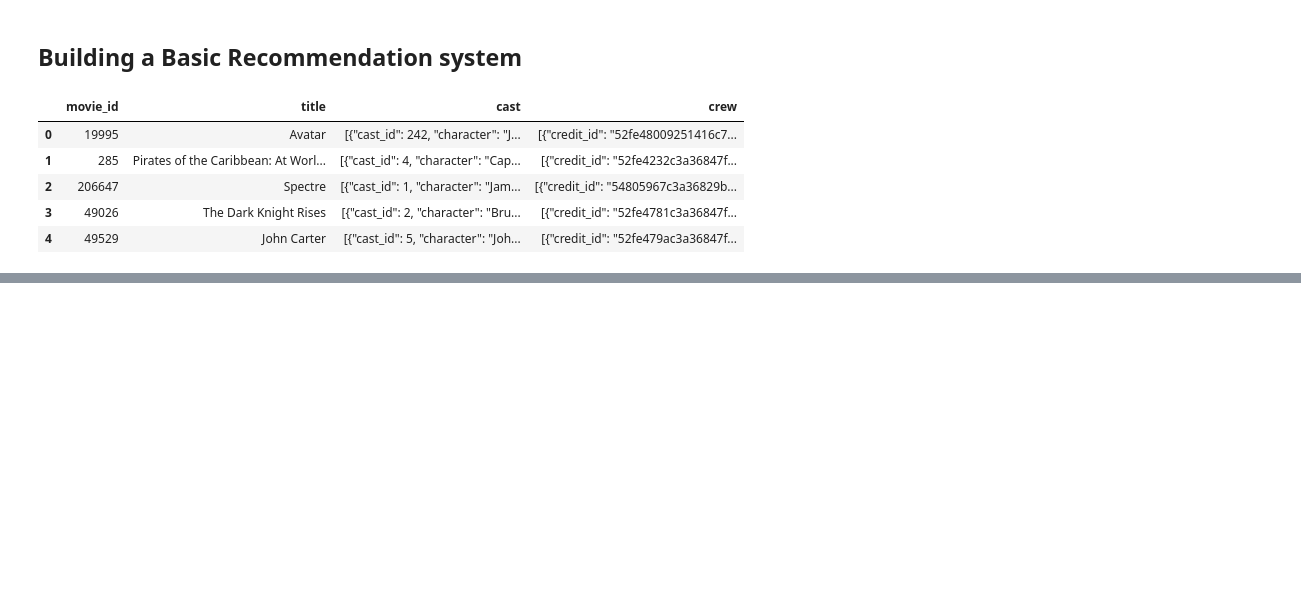
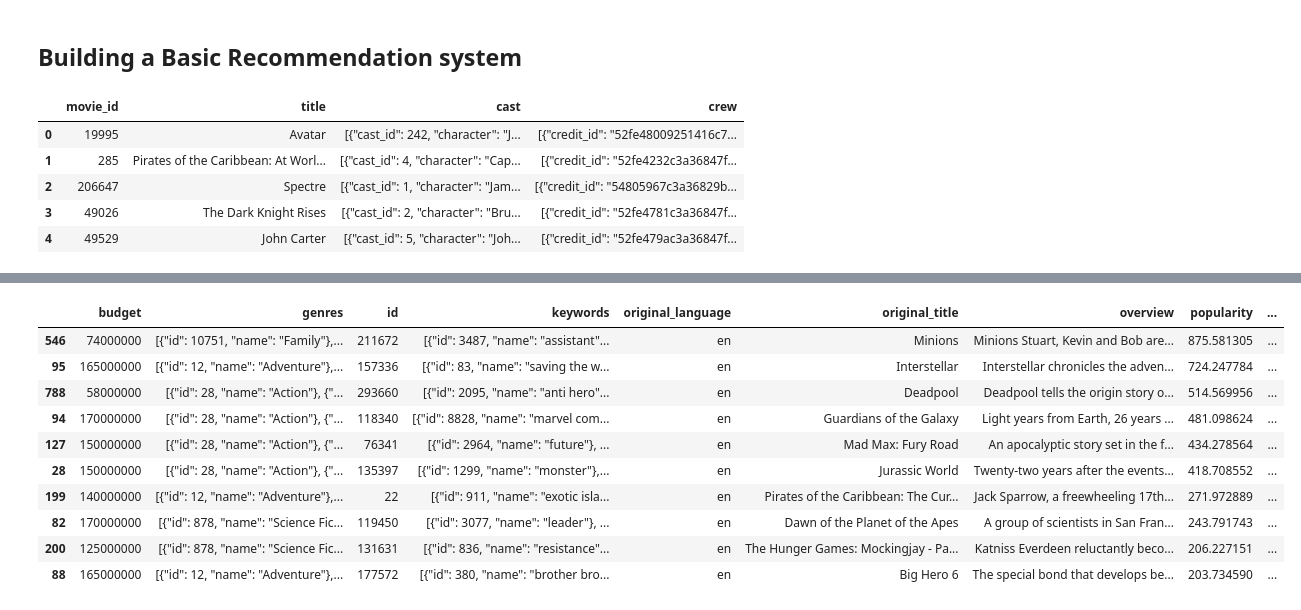
Before and after one commit to lkarjun/Recommend_system, a Jupyter notebook: 1 Weighted_hybrid_technique.ipynb, the cells around one changed output, grey strips where cells are left out. Saved outputs shown, nothing was run; the diff lists cells and outputs as text; code cells hidden in the pictures; blank space fills up the shorter version.

```diff
--- a/1 Weighted_hybrid_technique.ipynb
+++ b/1 Weighted_hybrid_technique.ipynb
@@ -26,0 +131,14 @@ movies_df.head()
+# %%
+popularity.head(10)
+# %% [output]
+|  | budget | genres | id | keywords | original_language | original_title | overview | popularity | ... |
+| 546 | 74000000 | [{"id": 10751, "name": "Family"},... | 211672 | [{"id": 3487, "name": "assistant"... | en | Minions | Minions Stuart, Kevin and Bob are... | 875.581305 | ... |
+| 95 | 165000000 | [{"id": 12, "name": "Adventure"},... | 157336 | [{"id": 83, "name": "saving the w... | en | Interstellar | Interstellar chronicles the adven... | 724.247784 | ... |
+| 788 | 58000000 | [{"id": 28, "name": "Action"}, {"... | 293660 | [{"id": 2095, "name": "anti hero"... | en | Deadpool | Deadpool tells the origin story o... | 514.569956 | ... |
+| 94 | 170000000 | [{"id": 28, "name": "Action"}, {"... | 118340 | [{"id": 8828, "name": "marvel com... | en | Guardians of the Galaxy | Light years from Earth, 26 years ... | 481.098624 | ... |
+| 127 | 150000000 | [{"id": 28, "name": "Action"}, {"... | 76341 | [{"id": 2964, "name": "future"}, ... | en | Mad Max: Fury Road | An apocalyptic story set in the f... | 434.278564 | ... |
+| 28 | 150000000 | [{"id": 28, "name": "Action"}, {"... | 135397 | [{"id": 1299, "name": "monster"},... | en | Jurassic World | Twenty-two years after the events... | 418.708552 | ... |
+| 199 | 140000000 | [{"id": 12, "name": "Adventure"},... | 22 | [{"id": 911, "name": "exotic isla... | en | Pirates of the Caribbean: The Cur... | Jack Sparrow, a freewheeling 17th... | 271.972889 | ... |
+| 82 | 170000000 | [{"id": 878, "name": "Science Fic... | 119450 | [{"id": 3077, "name": "leader"}, ... | en | Dawn of the Planet of the Apes | A group of scientists in San Fran... | 243.791743 | ... |
+| 200 | 125000000 | [{"id": 878, "name": "Science Fic... | 131631 | [{"id": 836, "name": "resistance"... | en | The Hunger Games: Mockingjay - Pa... | Katniss Everdeen reluctantly beco... | 206.227151 | ... |
+| 88 | 165000000 | [{"id": 12, "name": "Adventure"},... | 177572 | [{"id": 380, "name": "brother bro... | en | Big Hero 6 | The special bond that develops be... | 203.734590 | ... |
```
Also changed, not shown: parts of 27 cells of this notebook.
